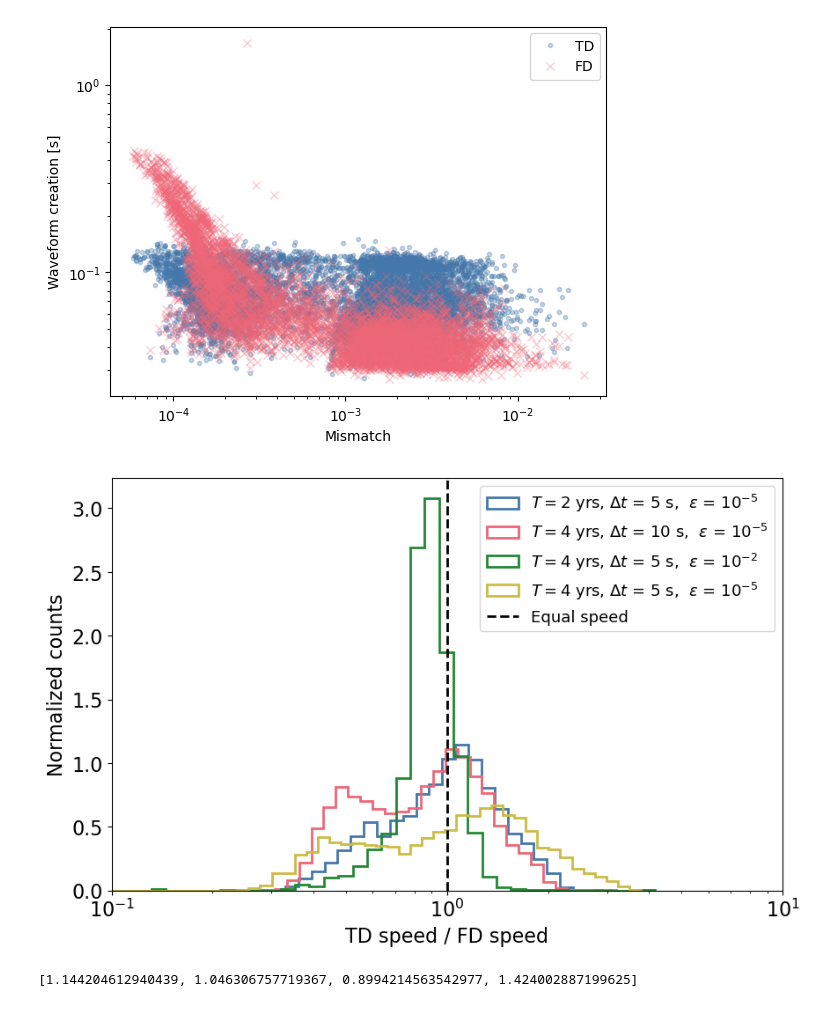
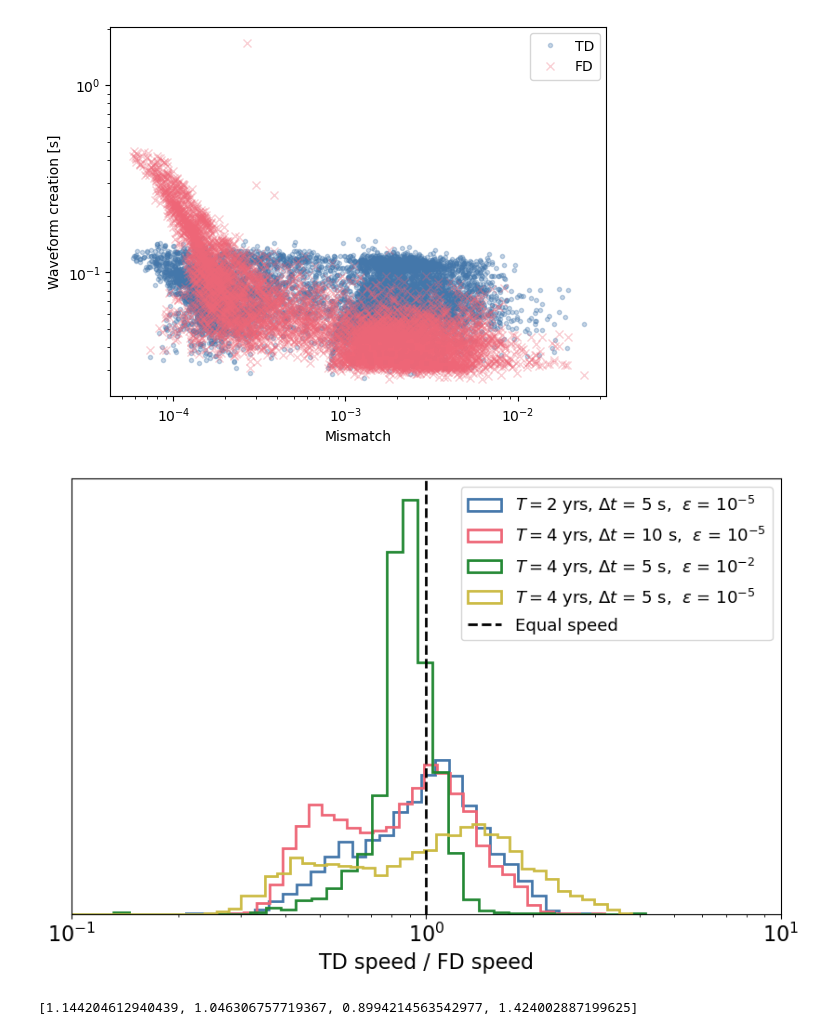
Before and after one commit to lorenzsp/EMRI_FrequencyDomainWaveforms, a Jupyter notebook: single_waveform_analysis.ipynb, the cells around one changed output. Saved outputs shown, nothing was run; the diff lists cells and outputs as text; code cells hidden in the pictures.

Commit message:
new plots

```diff
--- a/single_waveform_analysis.ipynb
+++ b/single_waveform_analysis.ipynb
@@ -516,22 +516,23 @@ results/emri_T4.0_seed2601996_dt5.0_eps1e-05_fixedInsp1_tot_numb10000_newprior.h
 # %%
 plt.style.use('bright')
 enlarge = 1.7
 plt.figure(figsize=(figsize_std[0]*enlarge,figsize_std[1]*enlarge))
 # plt.title(f'Speed up of the FD waveform')
 [plt.hist(sptd/spfd, bins=np.logspace(np.log10((sptd/spfd).min()),np.log10((sptd/spfd).max())),linewidth=2.0,
           histtype='step', label=f'$T = {int(el[1])}$ yrs, $\Delta t$ = {int(el[0])} s,  $\epsilon$ = ${as_si(el[2],0)}$',density=True)
  for spfd,sptd,el in zip(speed_fd,speed_td,dt_T_eps)]
 plt.axvline(1.0,color='k',label='Equal speed',linestyle='--',linewidth=2.0,)
 plt.xlabel('TD speed / FD speed',fontsize=16)
-plt.ylabel('Normalized counts',fontsize=16)
+# plt.ylabel('Normalized counts',fontsize=16)
+plt.yticks([])
 plt.legend(loc='upper right',fontsize=13)
 plt.semilogx()
 plt.xlim([1e-1, 10])
 plt.tick_params(axis='both', labelsize=16)
 
 plt.savefig('figures/speed_different_systems.pdf')
 # %% [output]
-[figure, old version]
+[figure, new version]
 # %%
 [np.quantile(sptd/spfd,0.5) for spfd,sptd,el in zip(speed_fd,speed_td,dt_T_eps)]
 # %% [output]
```
Also changed, not shown: parts of 7 cells of this notebook, 5 other files.
